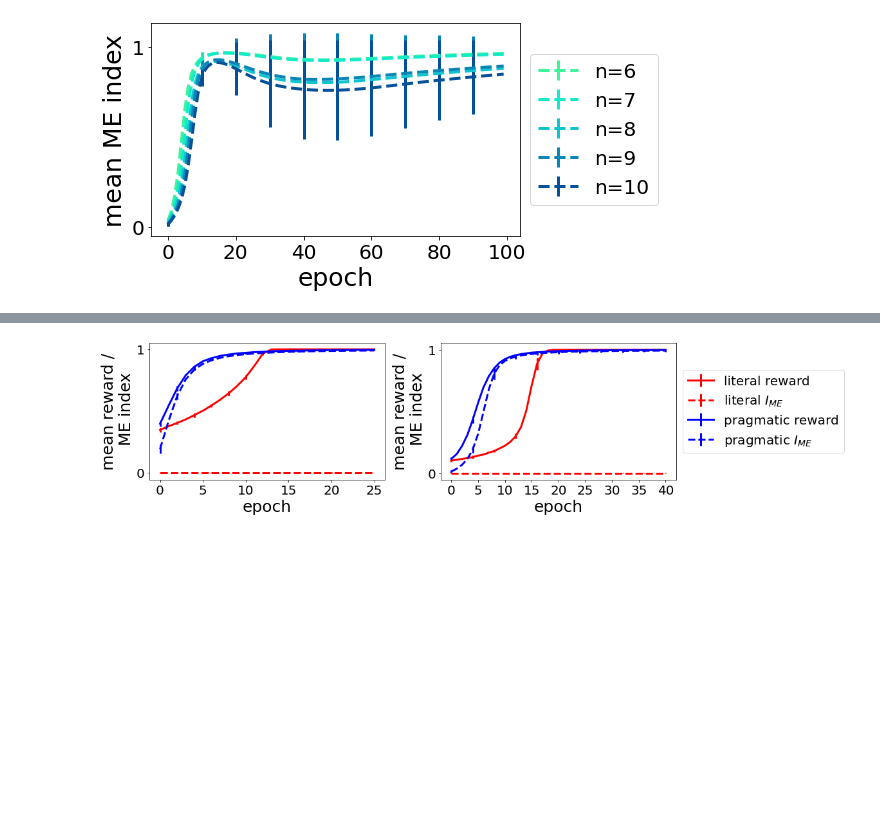
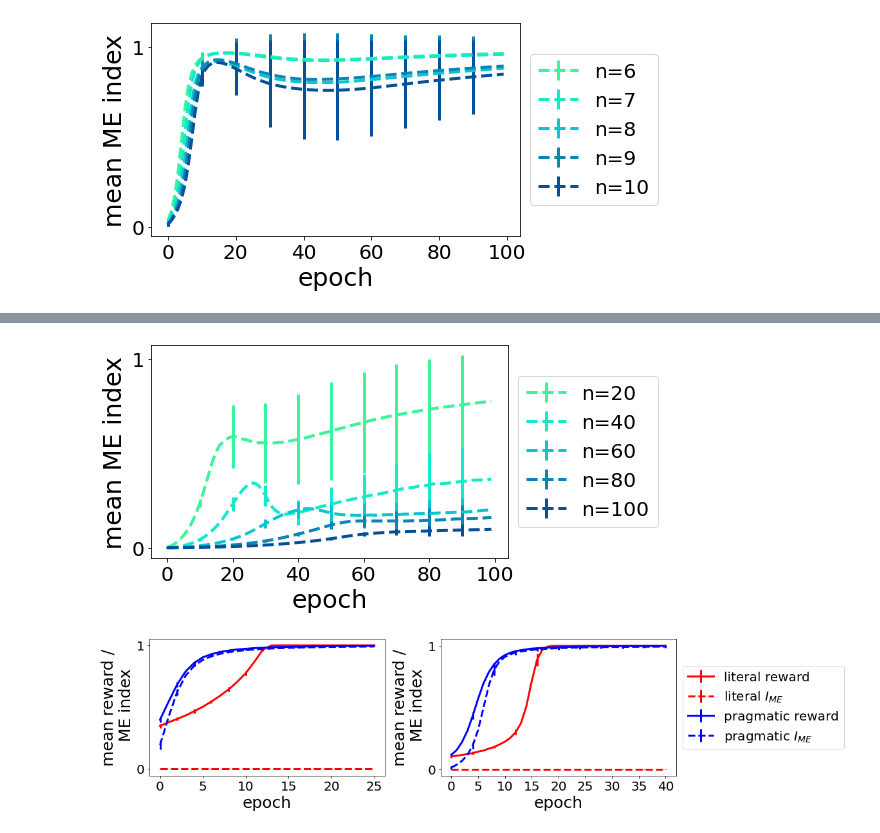
Before and after one commit to alv1nn/bilingual_agents_me_bias, a Jupyter notebook: ME_bias/plot_ME_bias_bilingual.ipynb, the cells around one changed output, grey strips where cells are left out. Saved outputs shown, nothing was run; the diff lists cells and outputs as text; code cells hidden in the pictures; blank space fills up the shorter version.

```diff
--- a/ME_bias/plot_ME_bias_bilingual.ipynb
+++ b/ME_bias/plot_ME_bias_bilingual.ipynb
@@ -125,4 +174,8 @@ plot_rewards_plus_me_index_pragmatic_agent(n_array = [10, 20, 30, 40, 50])
 [figure]
+# %%
+plot_rewards_plus_me_index_pragmatic_agent(n_array = [20, 40, 60, 80, 100])
+# %% [output]
+[figure, added]
 # %%
 plot_rewards_plus_me_index_single_agent()
 # %% [output]
```
Also changed, not shown: parts of 8 cells of this notebook, 4 other files.
